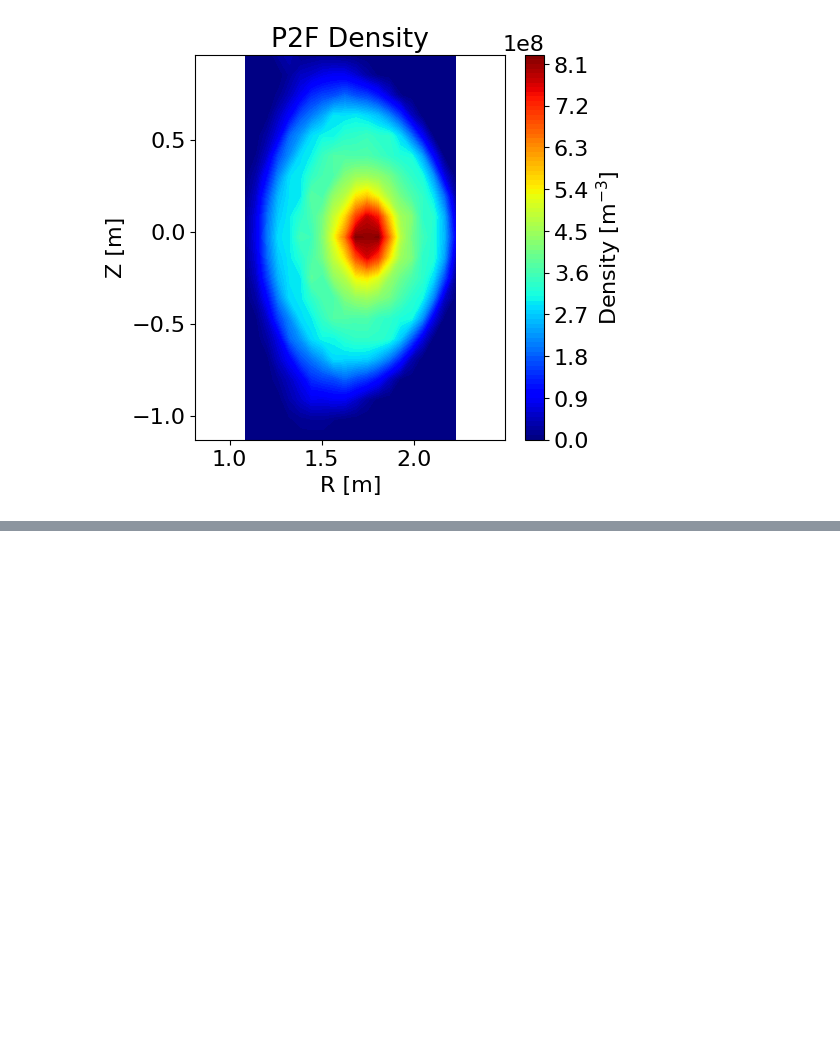
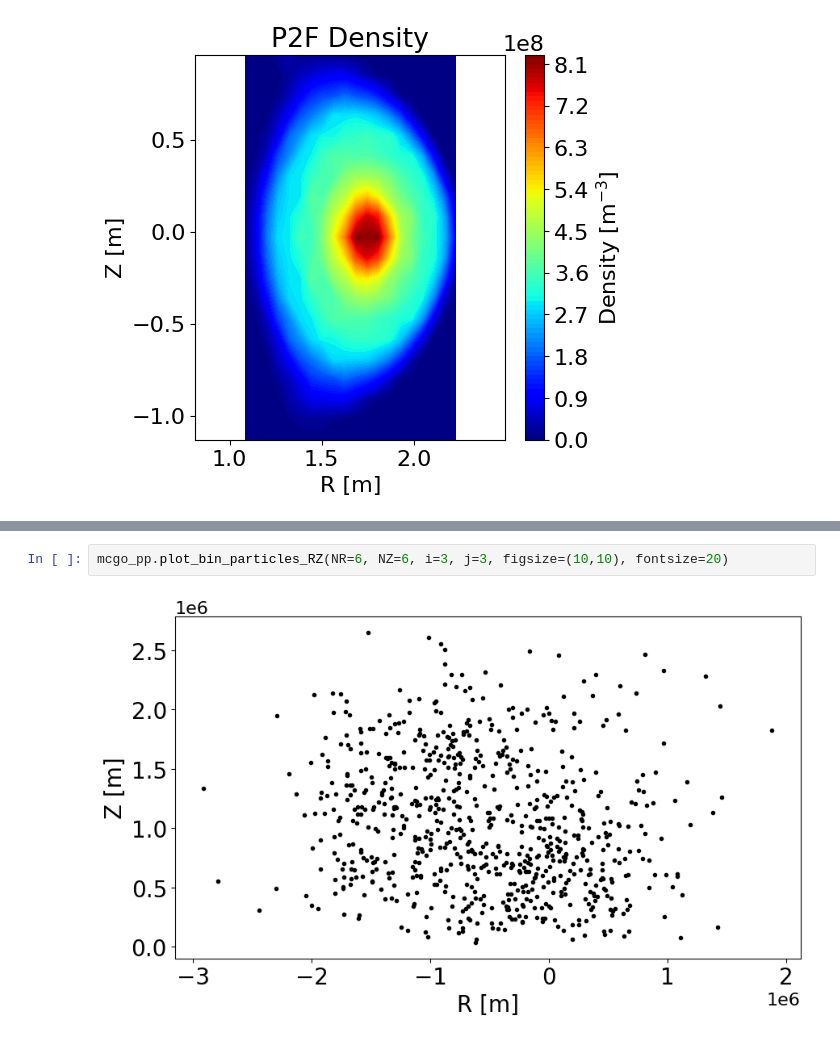
Before and after one commit to vandelij/aorsa_cql_mcgo_toolkit, a Jupyter notebook: shots/147634/mcgo_setup_and_pp.ipynb, the cells around one changed output, grey strips where cells are left out. Drawn from its saved outputs; the diff is of its cells as text; blank space fills up the shorter version.

```diff
--- a/shots/147634/mcgo_setup_and_pp.ipynb
+++ b/shots/147634/mcgo_setup_and_pp.ipynb
@@ -186,0 +275,4 @@ mcgo_pp.p2f_plot_distribution_function_at_RZ(
+# %%
+mcgo_pp.plot_bin_particles_RZ(NR=6, NZ=6, i=3, j=3, figsize=(10,10), fontsize=20)
+# %% [output]
+[figure, added]
```
Also changed, not shown: parts of 10 cells of this notebook, 11 other files.
